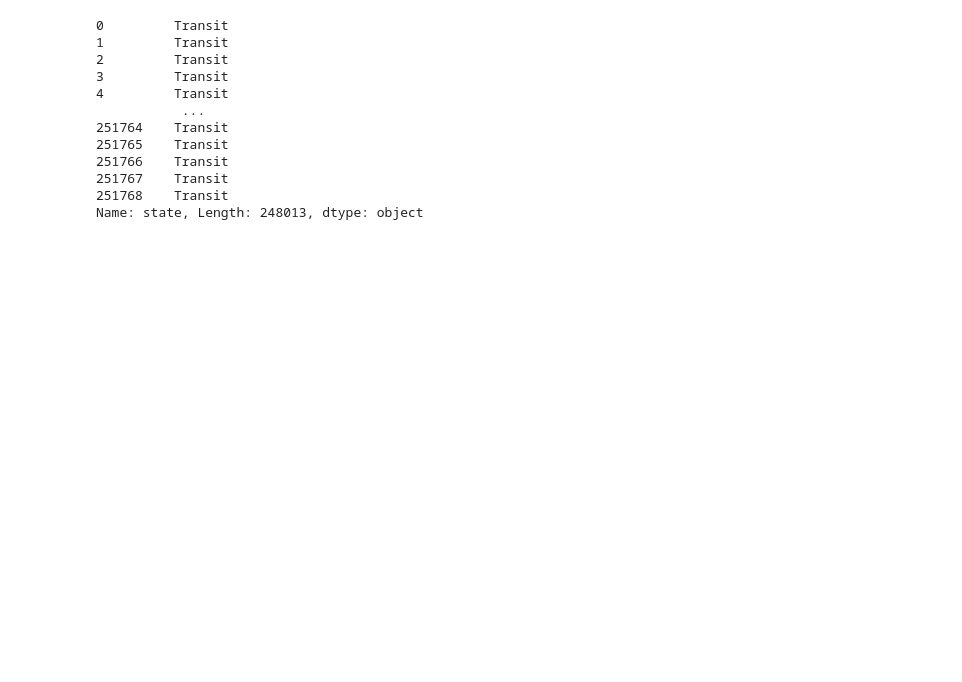
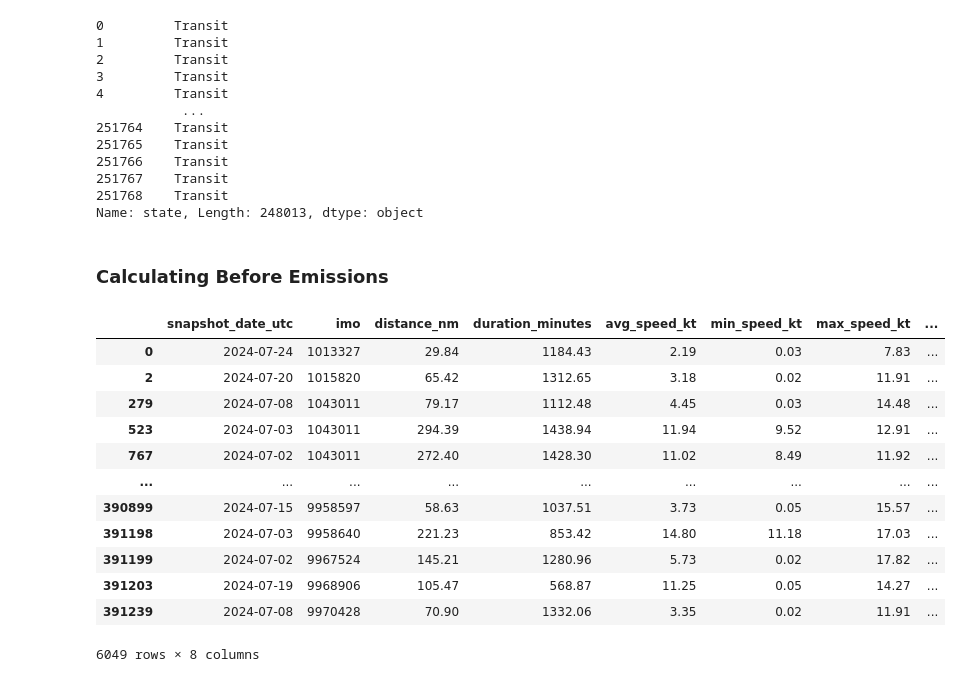
Before and after one commit to stupidbutsmart/pookies, a Jupyter notebook: data_clean.ipynb, the cells around one changed output. Saved outputs shown, nothing was run; the diff lists cells and outputs as text; code cells hidden in the pictures; blank space fills up the shorter version.

```diff
--- a/data_clean.ipynb
+++ b/data_clean.ipynb
@@ -180,3 +178,5 @@ ais_dataset['state']
 Name: state, Length: 248013, dtype: object
 # %%
 # Adding the admission tier
+# %% [markdown]
+### Calculating Before Emissions
@@ -182,0 +188,18 @@ Name: state, Length: 248013, dtype: object
+# %%
+# Calculating Max Speed
+result = pd.merge(distance_dataset , ais_dataset[['imo' , 'vref']] , how='inner' , on='imo')
+result.drop_duplicates()
+# %% [output]
+|  | snapshot_date_utc | imo | distance_nm | duration_minutes | avg_speed_kt | min_speed_kt | max_speed_kt | ... |
+| 0 | 2024-07-24 | 1013327 | 29.84 | 1184.43 | 2.19 | 0.03 | 7.83 | ... |
+| 2 | 2024-07-20 | 1015820 | 65.42 | 1312.65 | 3.18 | 0.02 | 11.91 | ... |
+| 279 | 2024-07-08 | 1043011 | 79.17 | 1112.48 | 4.45 | 0.03 | 14.48 | ... |
+| 523 | 2024-07-03 | 1043011 | 294.39 | 1438.94 | 11.94 | 9.52 | 12.91 | ... |
+| 767 | 2024-07-02 | 1043011 | 272.40 | 1428.30 | 11.02 | 8.49 | 11.92 | ... |
+| ... | ... | ... | ... | ... | ... | ... | ... | ... |
+| 390899 | 2024-07-15 | 9958597 | 58.63 | 1037.51 | 3.73 | 0.05 | 15.57 | ... |
+| 391198 | 2024-07-03 | 9958640 | 221.23 | 853.42 | 14.80 | 11.18 | 17.03 | ... |
+| 391199 | 2024-07-02 | 9967524 | 145.21 | 1280.96 | 5.73 | 0.02 | 17.82 | ... |
+| 391203 | 2024-07-19 | 9968906 | 105.47 | 568.87 | 11.25 | 0.05 | 14.27 | ... |
+| 391239 | 2024-07-08 | 9970428 | 70.90 | 1332.06 | 3.35 | 0.02 | 11.91 | ... |
+6049 rows × 8 columns
```
Also changed, not shown: parts of 7 cells of this notebook.
